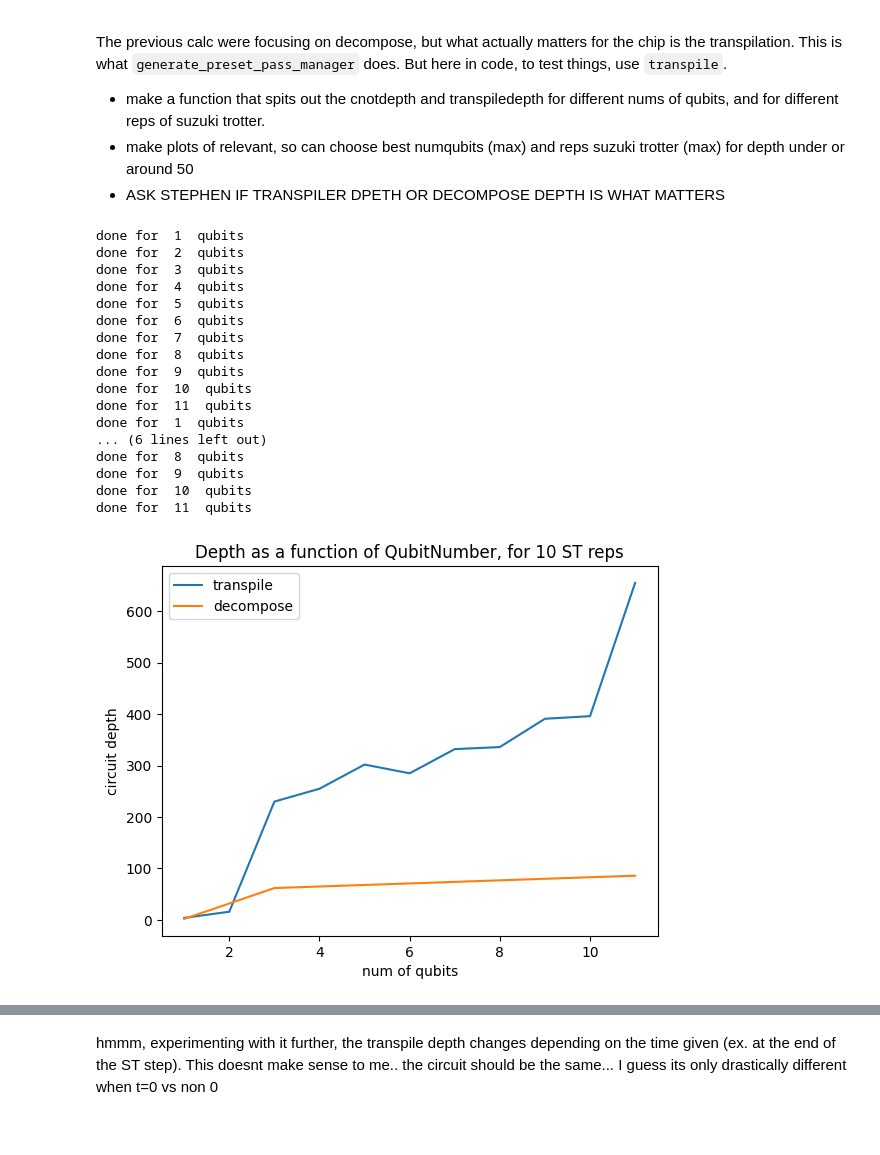
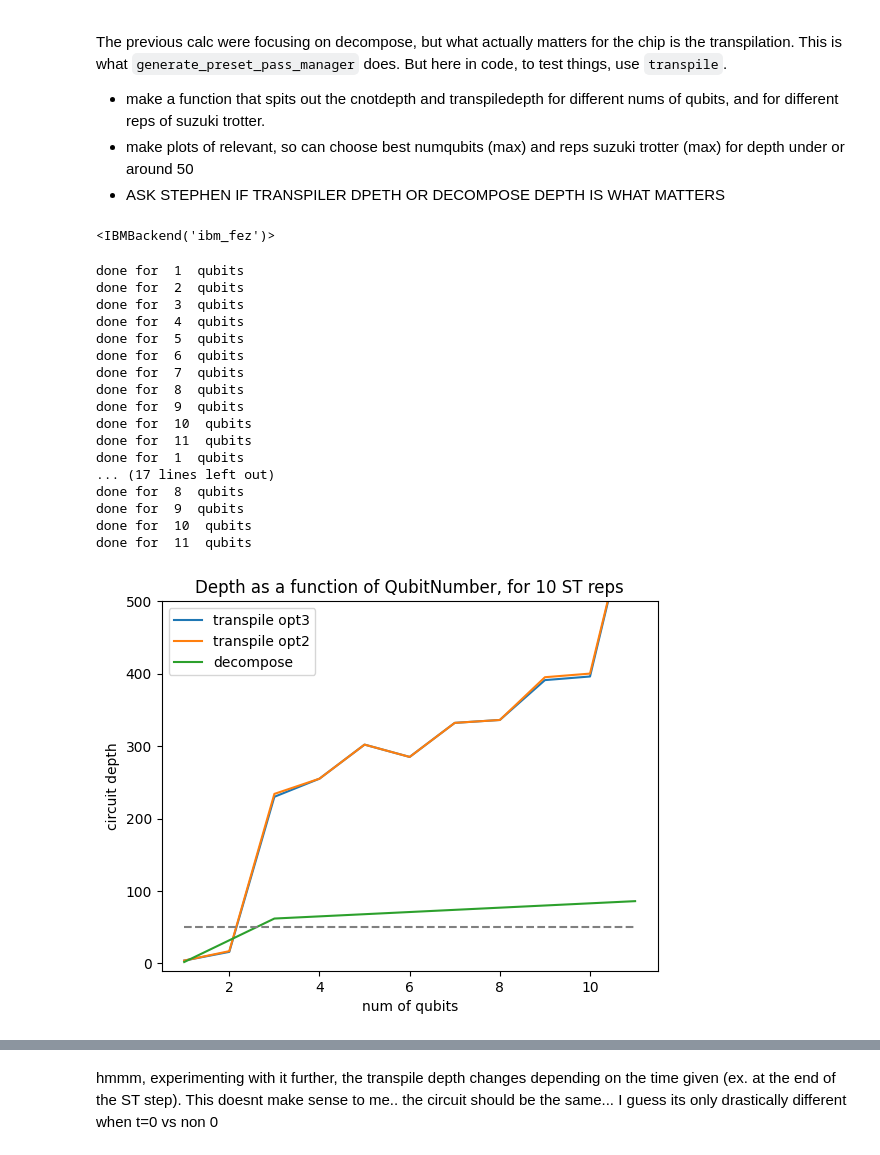
Before and after one commit to laramt04/Time-Evolution-QC-Project, a Jupyter notebook: KyranCNOTdepth.ipynb, the cells around one changed output, grey strips where cells are left out. Saved outputs shown, nothing was run; the diff lists cells and outputs as text; code cells hidden in the pictures.

Commit message:
adding CNOT depth to report, fixing a few things

```diff
--- a/KyranCNOTdepth.ipynb
+++ b/KyranCNOTdepth.ipynb
@@ -352,9 +352,7 @@ from qiskit_ibm_runtime import QiskitRuntimeService, Session
 # %%
 def circuitdepths(L,Jz,qubit_measured,direction_measured,backendobject,order=1,reps=5,allzeros=True,APIfile='../apikey.json',chipname='ibm_fez',optimization_num=3):
     '''
-    Performs ST with qiskit's built-in function (with order ``order``), with ``reps`` repetitions of timestep dt.
-    To build results list, runs this ST circuit with fixed reps, changing dt, so final time of single ST circuit runs over `steps` values from 0 `t_tot`
-    Circuit depth stays the same, but a new circuit is initialized to build each timestep measurement result
+    Gives back the circuit depth for a given ST circuit, for the transpiler and for decomposing into fundamental gates
 
     returns
 
@@ -461,6 +459,10 @@ def circuitdepths(L,Jz,qubit_measured,direction_measured,backendobject,order=1,r
     print('done for ',L,' qubits')
 
     return (qc_t.depth(),cnotdepth.decompose().depth())
+# %%
+real_backend
+# %% [output]
+<IBMBackend('ibm_fez')>
 # %%
 try:
     with open(APIfile) as file:
@@ -474,37 +476,40 @@ real_backend = service.backend(chipname)           #backend for specific chip
 # %%
 #plotting both as a function of qubit number, for reps of 10
 qubitnums = [i+1 for i in range(11)]
 t_depth = [circuitdepths(L,Jz=2,qubit_measured=1,direction_measured='Z',backendobject=real_backend,order=1,reps=10)[0] for L in qubitnums]
+t2_depth = [circuitdepths(L,Jz=2,qubit_measured=1,direction_measured='Z',backendobject=real_backend,order=1,reps=10,optimization_num=2)[0] for L in qubitnums]
 d_depth = [circuitdepths(L,Jz=2,qubit_measured=1,direction_measured='Z',backendobject=real_backend,order=1,reps=10)[1] for L in qubitnums]
 
-plt.plot(qubitnums,t_depth,label='transpile')
+plt.plot(qubitnums,t_depth,label='transpile opt3')
+plt.plot(qubitnums,t2_depth,label='transpile opt2')
 plt.plot(qubitnums,d_depth,label='decompose')
 plt.legend()
 plt.xlabel('num of qubits')
 plt.ylabel('circuit depth')
-# plt.hlines(50,'--')
+plt.hlines(50,1,11,colors='grey',linestyles='--')
 plt.title('Depth as a function of QubitNumber, for 10 ST reps')
+plt.ylim(-10,500)
 plt.show()
 plt.close()
 # %% [output]
 done for  1  qubits
 done for  2  qubits
 done for  3  qubits
 done for  4  qubits
 done for  5  qubits
 done for  6  qubits
 done for  7  qubits
 done for  8  qubits
 done for  9  qubits
 done for  10  qubits
 done for  11  qubits
 done for  1  qubits
-... (6 lines left out)
+... (17 lines left out)
 done for  8  qubits
 done for  9  qubits
 done for  10  qubits
 done for  11  qubits
-[figure, old version]
+[figure, new version]
 # %%
 #plotting both as a function of qubit number, for reps of 7
 reps=7
```
Also changed, not shown: parts of 3 cells of this notebook, 1 other file.
